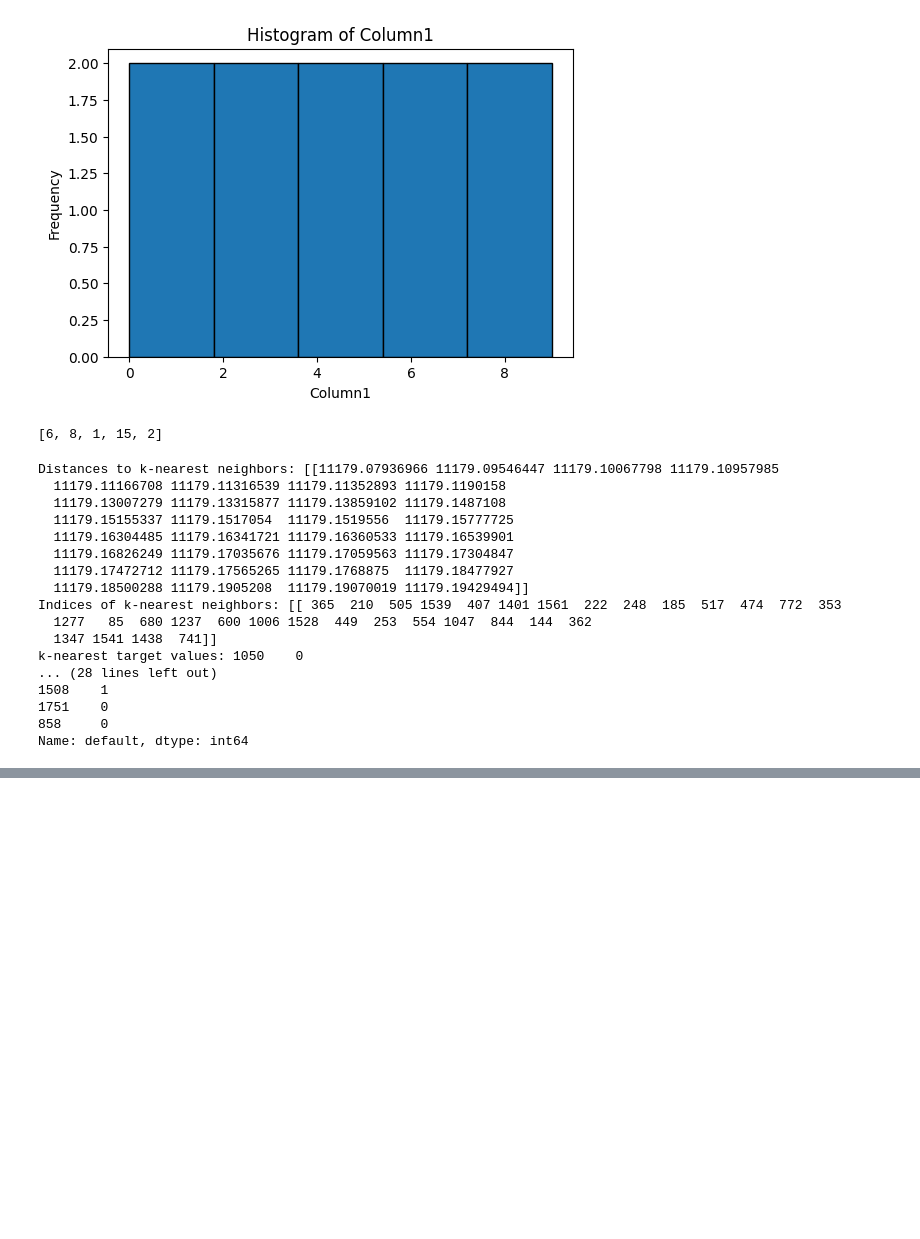
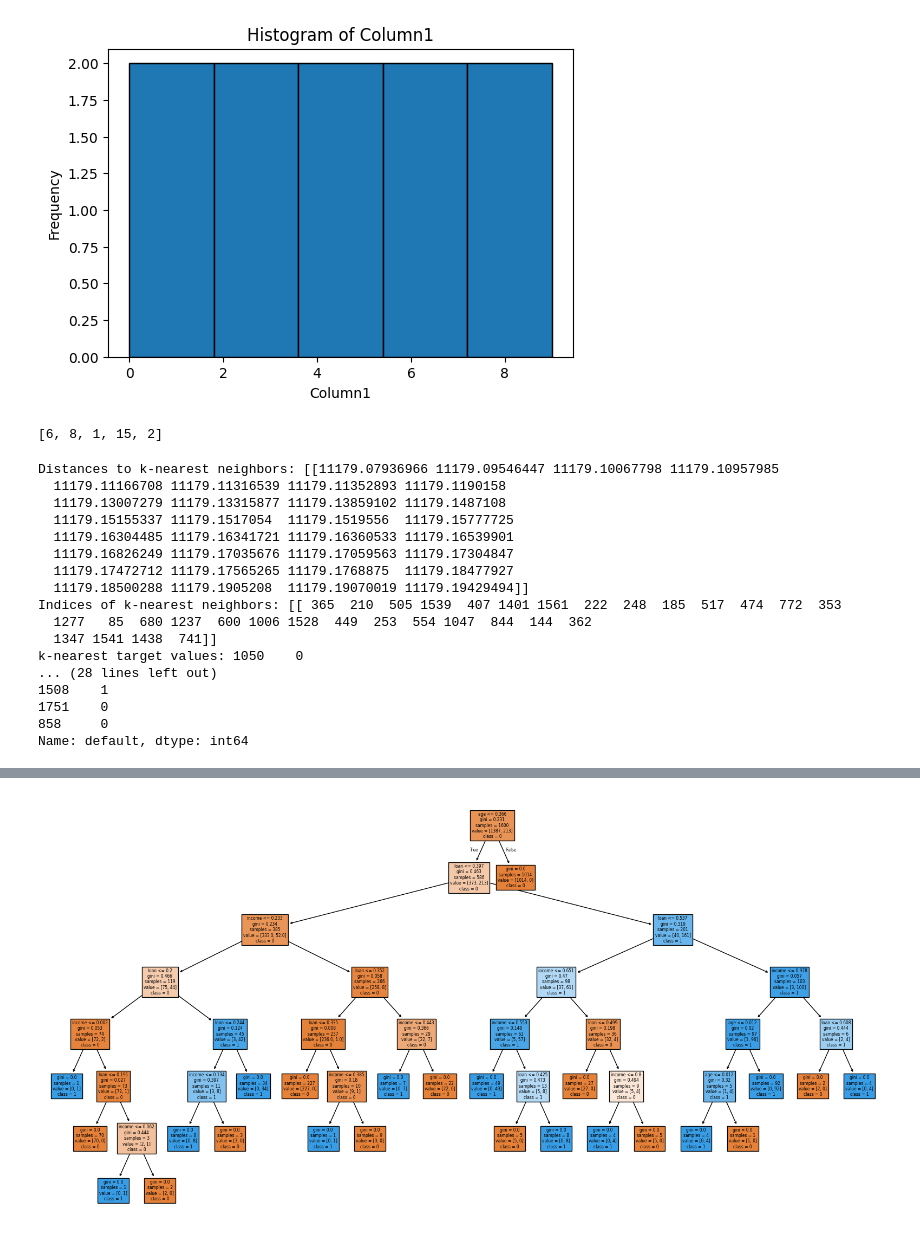
Before and after one commit to umm-e-sulaim/machine-learning-AI, a Jupyter notebook: 10_K_Nearest_Neighbors.ipynb, the cells around one changed output, grey strips where cells are left out. Saved outputs shown, nothing was run; the diff lists cells and outputs as text; code cells hidden in the pictures; blank space fills up the shorter version.

```diff
--- a/10_K_Nearest_Neighbors.ipynb
+++ b/10_K_Nearest_Neighbors.ipynb
@@ -721,0 +842,6 @@ Name: default, dtype: int64
+# %%
+# prompt: load the model
+
+# Load the saved model
+loaded_model = joblib.load('knn_model.pkl')
+print("Model loaded successfully.")
@@ -721,0 +913,11 @@ Name: default, dtype: int64
+# %%
+# prompt: create data frame with 2 columns and 10 rows
+
+import pandas as pd
+import numpy as np
+
+# Create a DataFrame with 2 columns and 10 rows
+data = {'Column1': np.random.rand(10), 'Column2': np.random.randint(0, 100, size=10)}
+df = pd.DataFrame(data)
+
+df
@@ -721,0 +1024,65 @@ Name: default, dtype: int64
+# %%
+# prompt: compare both the model and tell which one is the best
+
+import pandas as pd
+import numpy as np
+from sklearn.neighbors import KNeighborsClassifier
+from sklearn.model_selection import train_test_split
+from sklearn.metrics import confusion_matrix, accuracy_score
+from sklearn import preprocessing
+import joblib
+from sklearn import tree
+import matplotlib.pyplot as plt
+
+
+def evaluate_knn_model(data_path, k=32, test_size=0.2, random_state=42):
+    try:
+        data = pd.read_csv(data_path)
+    except FileNotFoundError:
+        print(f"Error: '{data_path}' not found.")
+        return None, None  # Return None values to signal an error
+
+    features = data[["income", "age", "loan"]]
+    target = data.default
+    features = preprocessing.MinMaxScaler().fit_transform(features)
+    feature_train, feature_test, target_train, target_test = train_test_split(
+        features, target, test_size=test_size, random_state=random_state
+    )
+
+    model = KNeighborsClassifier(n_neighbors=k)
+    model.fit(feature_train, target_train)
+    predictions = model.predict(feature_test)
+
+    accuracy = accuracy_score(target_test, predictions)
+    conf_matrix = confusion_matrix(target_test, predictions)
+    return accuracy, conf_matrix
+
+def visualize_decision_tree(feature_train, target_train):
+    dt_model = tree.DecisionTreeClassifier()
+    dt_model.fit(feature_train, target_train)
+    plt.figure(figsize=(20, 10))
+    tree.plot_tree(
+        dt_model,
+        filled=True,
+        feature_names=["income", "age", "loan"],
+        class_names=["0", "1"],
+    )
+    plt.show()
+
+# Example usage:
+accuracy, confusion_matrix_result = evaluate_knn_model("/content/credit_data.csv")
+
+if accuracy is not None:
+    print(f"Accuracy: {accuracy}")
+    print(f"Confusion Matrix:\n{confusion_matrix_result}")
+
+
+# Load data and preprocess (assuming the code provided previously)
+# ... (data loading and preprocessing code from the original notebook) ...
+
+# Visualize decision tree
+visualize_decision_tree(feature_train, target_train)
+
+
+# ... (rest of your code) ...
+# %% [output]
@@ -721,0 +1093 @@ Name: default, dtype: int64
+[figure, added]
```
Also changed, not shown: parts of 14 cells of this notebook.
